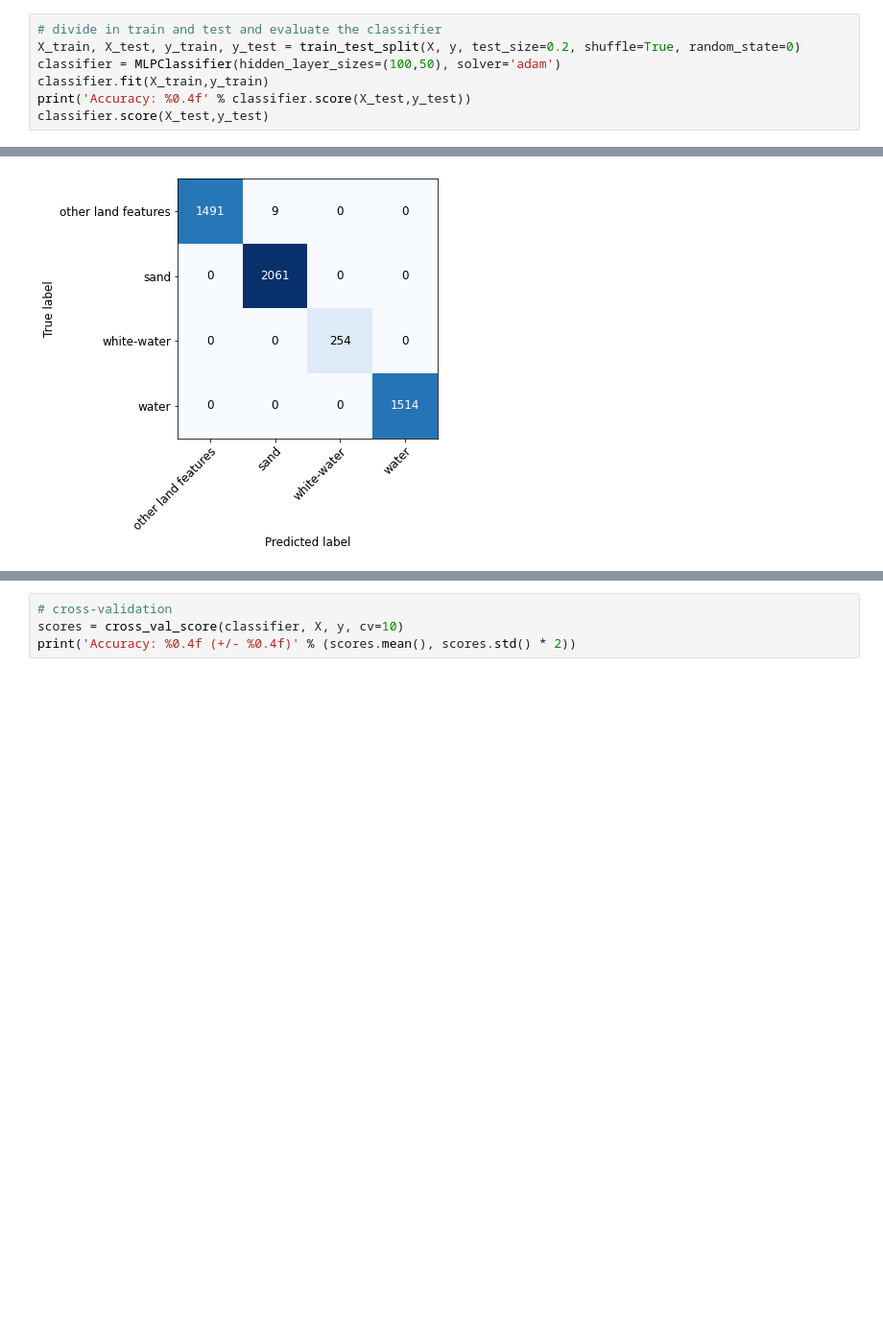
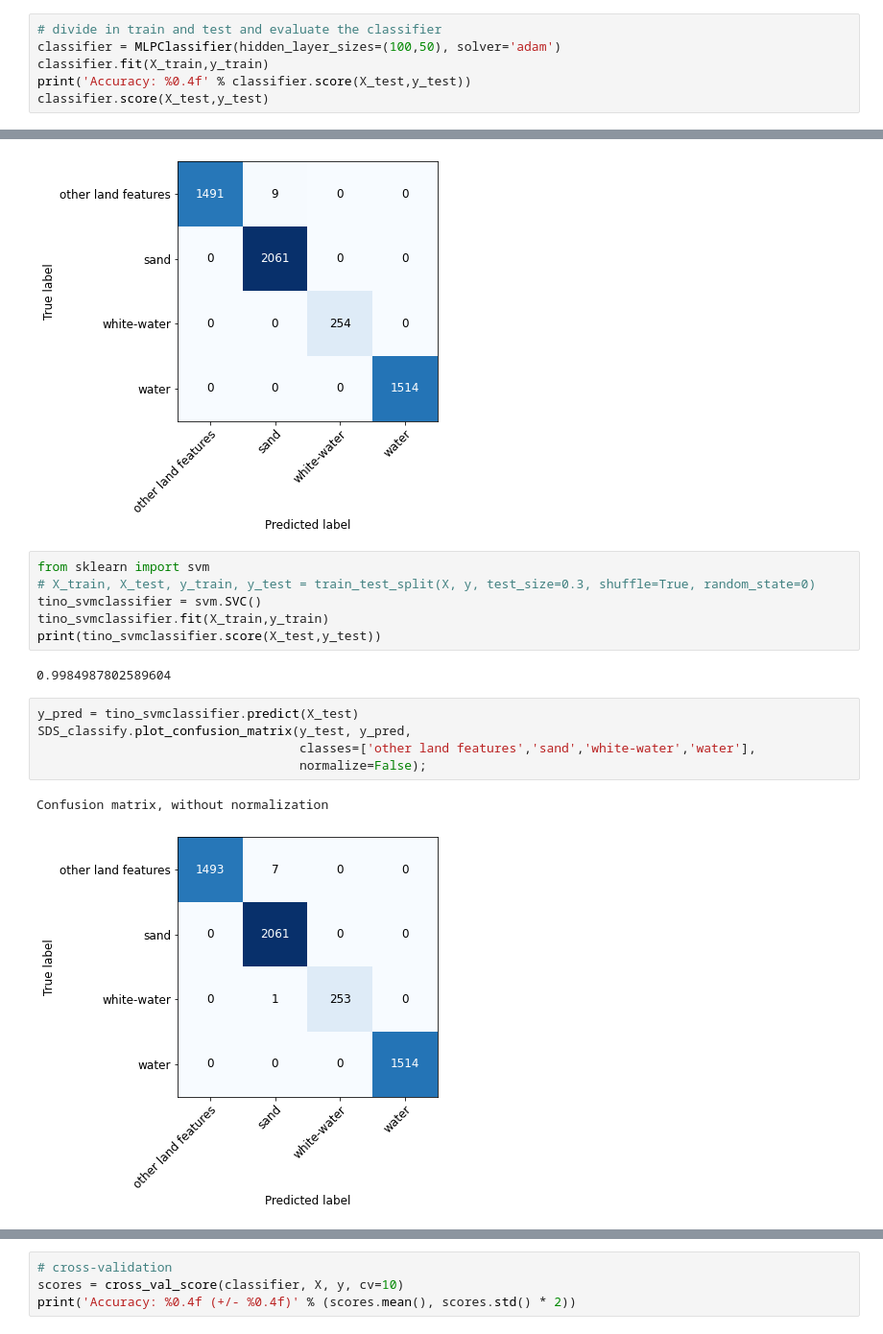
Before and after one commit to acse-th119/CoastSat, a Jupyter notebook: classification/train_new_classifier.ipynb, the cells around one changed output, grey strips where cells are left out. Shown at 96% size. Drawn from its saved outputs; the diff is of its cells as text; blank space fills up the shorter version.

```diff
--- a/classification/train_new_classifier.ipynb
+++ b/classification/train_new_classifier.ipynb
@@ -218,7 +221,6 @@ X_train.shape
 ## NN Classifier
 # %%
 # divide in train and test and evaluate the classifier
-X_train, X_test, y_train, y_test = train_test_split(X, y, test_size=0.2, shuffle=True, random_state=0)
 classifier = MLPClassifier(hidden_layer_sizes=(100,50), solver='adam')
 classifier.fit(X_train,y_train)
 print('Accuracy: %0.4f' % classifier.score(X_test,y_test))
@@ -272,3 +276,19 @@ SDS_classify.plot_confusion_matrix(y_test, y_pred,
 # %% [output]
 Confusion matrix, without normalization
 [figure]
+# %%
+from sklearn import svm
+# X_train, X_test, y_train, y_test = train_test_split(X, y, test_size=0.3, shuffle=True, random_state=0)
+tino_svmclassifier = svm.SVC()
+tino_svmclassifier.fit(X_train,y_train)
+print(tino_svmclassifier.score(X_test,y_test))
+# %% [output]
+0.9984987802589604
+# %%
+y_pred = tino_svmclassifier.predict(X_test)
+SDS_classify.plot_confusion_matrix(y_test, y_pred,
+                                   classes=['other land features','sand','white-water','water'],
+                                   normalize=False);
+# %% [output]
+Confusion matrix, without normalization
+[figure, added]
```
Also changed, not shown: parts of 8 cells of this notebook.
